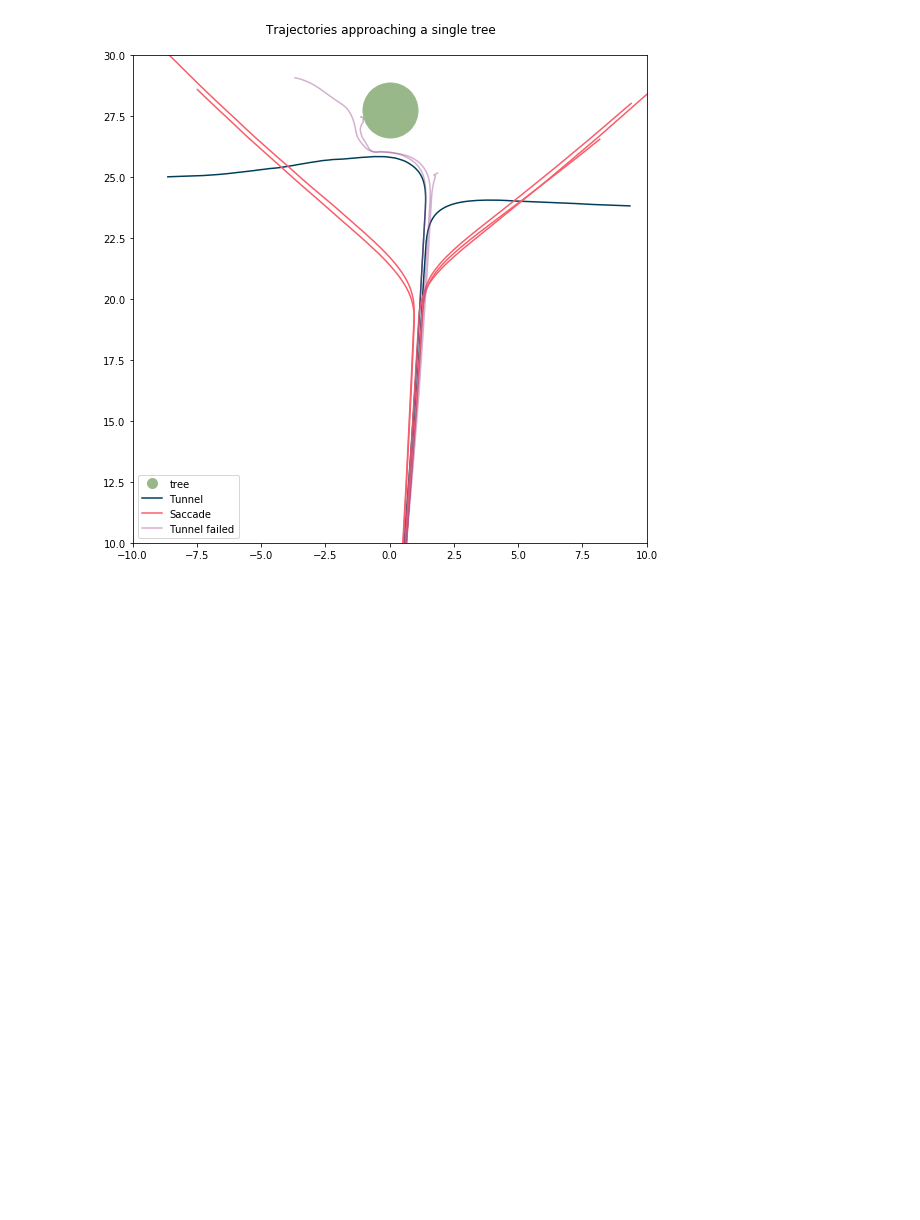
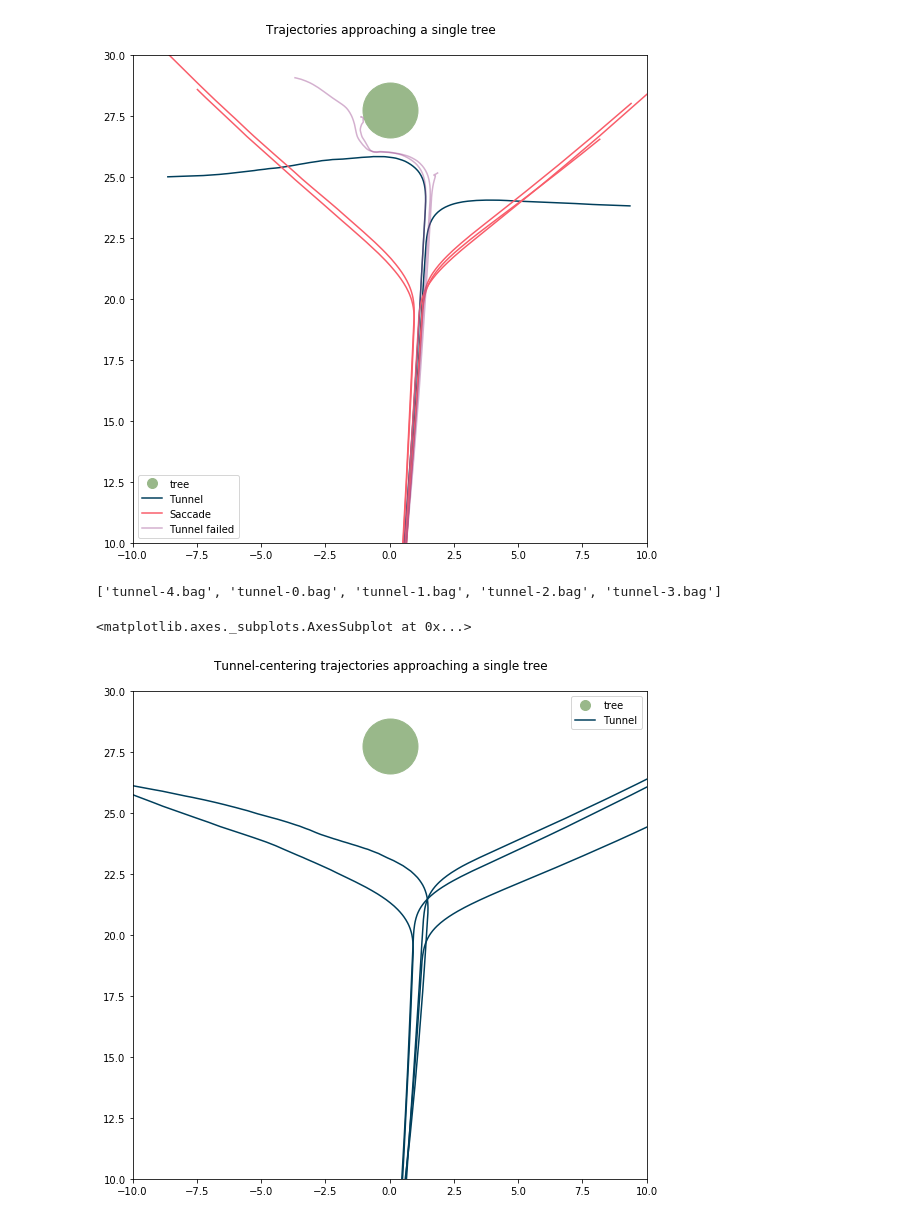
Before and after one commit to joanreyero/pyx4-avoidance, a Jupyter notebook: src/trajectories/plots.ipynb, the cells around one changed output. Cells and saved outputs as stored; diff of their text form; code cells hidden in the pictures; blank space fills up the shorter version.

Commit message:
Added tree fix

```diff
--- a/src/trajectories/plots.ipynb
+++ b/src/trajectories/plots.ipynb
@@ -41,7 +41,7 @@ def read_world(fname):
         return rows
 
 
-def plot_trajectory(path, fname_world, failed=[], save=False, limits=[(-10, 50), (10, 70)], title=None):
+def plot_trajectory(path, fname_world, failed=[], save=False, limits=[(-10, 50), (10, 70)], title='', suffix=''):
 
     # Obstacles
     obstacles = read_world(fname_world)
@@ -76,7 +76,7 @@ def plot_trajectory(path, fname_world, failed=[], save=False, limits=[(-10, 50),
     fig.tight_layout(rect=[0, 0.03, 1, 0.95])
 
     if save:
-        plt.savefig('figs/' + fname_world + '-trajectories.pdf')
+        plt.savefig('figs/' + fname_world + suffix + '-trajectories.pdf')
 
     return ax
 # %% [markdown]
@@ -138,3 +138,12 @@ plot_trajectory('1-tree', 'tree', failed=failed, save=True, limits=limits, title
 # %% [output]
 ['tunnel-4.bag', 'saccade-4.bag', 'saccade-2.bag', 'saccade-3.bag', 'tunnel-0.bag', 'tunnel-1.bag', 'tunnel-2.bag', 'saccade-0.bag', 'tunnel-3.bag', 'saccade-1.bag']
 [figure]
+# %%
+failed = []
+limits = [[-10, 10], [10, 30]]
+title = 'Tunnel-centering trajectories approaching a single tree'
+plot_trajectory('1-tree-2', 'tree', failed=failed, save=True, limits=limits, title=title, suffix='2')
+# %% [output]
+['tunnel-4.bag', 'tunnel-0.bag', 'tunnel-1.bag', 'tunnel-2.bag', 'tunnel-3.bag']
+<matplotlib.axes._subplots.AxesSubplot at 0x...>
+[figure, added]
```
Also changed, not shown: 3 other files.
